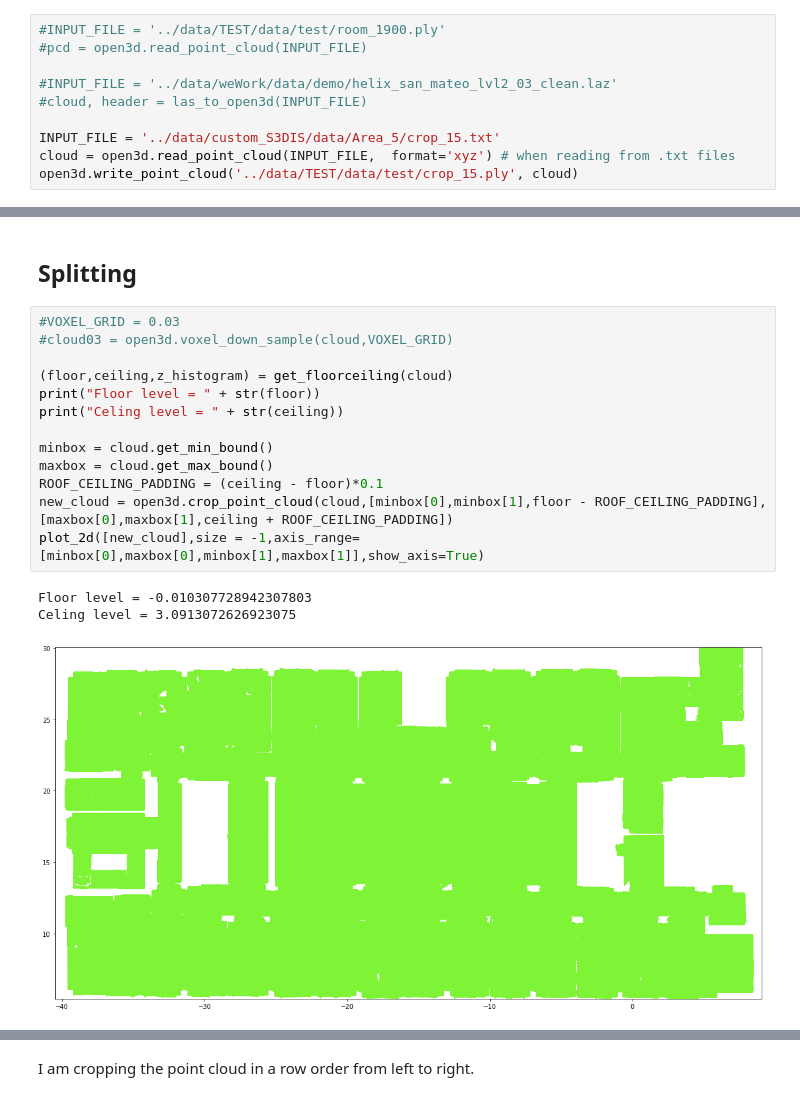
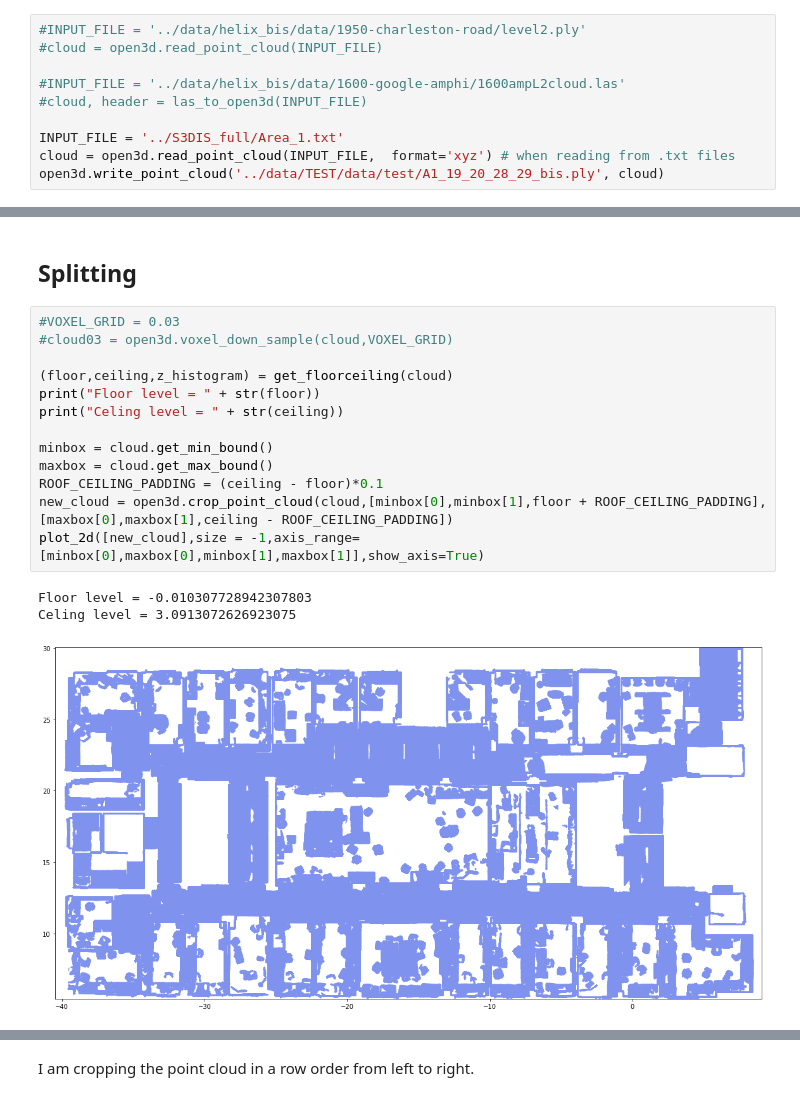
Before and after one commit to loicland/superpoint_graph, a Jupyter notebook: processing/splitting.ipynb, the cells around one changed output, grey strips where cells are left out. Drawn from its saved outputs; the diff is of its cells as text.

Commit message:
Code used for creating training dataset, code used for partition, training, inference en visualization

```diff
--- a/processing/splitting.ipynb
+++ b/processing/splitting.ipynb
@@ -120,15 +120,15 @@ def create_histogram(o3dcloud, bin_size=0.1, axis =2):
 # %% [markdown]
 ## Loading Entire Point Cloud
 # %%
-#INPUT_FILE = '../data/TEST/data/test/room_1900.ply'
-#pcd = open3d.read_point_cloud(INPUT_FILE)
+#INPUT_FILE = '../data/helix_bis/data/1950-charleston-road/level2.ply'
+#cloud = open3d.read_point_cloud(INPUT_FILE)
 
-#INPUT_FILE = '../data/weWork/data/demo/helix_san_mateo_lvl2_03_clean.laz'
+#INPUT_FILE = '../data/helix_bis/data/1600-google-amphi/1600ampL2cloud.las'
 #cloud, header = las_to_open3d(INPUT_FILE)
 
-INPUT_FILE = '../data/custom_S3DIS/data/Area_5/crop_15.txt'
+INPUT_FILE = '../S3DIS_full/Area_1.txt'
 cloud = open3d.read_point_cloud(INPUT_FILE,  format='xyz') # when reading from .txt files
-open3d.write_point_cloud('../data/TEST/data/test/crop_15.ply', cloud)
+open3d.write_point_cloud('../data/TEST/data/test/A1_19_20_28_29_bis.ply', cloud)
 # %% [output]
 True
 # %% [markdown]
@@ -149,17 +149,17 @@ Use numpy.asarray() to access data.
 # %%
 #VOXEL_GRID = 0.03
 #cloud03 = open3d.voxel_down_sample(cloud,VOXEL_GRID)
 
 (floor,ceiling,z_histogram) = get_floorceiling(cloud)
 print("Floor level = " + str(floor))
 print("Celing level = " + str(ceiling))
 
 minbox = cloud.get_min_bound()
 maxbox = cloud.get_max_bound()
 ROOF_CEILING_PADDING = (ceiling - floor)*0.1
-new_cloud = open3d.crop_point_cloud(cloud,[minbox[0],minbox[1],floor - ROOF_CEILING_PADDING],[maxbox[0],maxbox[1],ceiling + ROOF_CEILING_PADDING])
+new_cloud = open3d.crop_point_cloud(cloud,[minbox[0],minbox[1],floor + ROOF_CEILING_PADDING],[maxbox[0],maxbox[1],ceiling - ROOF_CEILING_PADDING])
 plot_2d([new_cloud],size = -1,axis_range=[minbox[0],maxbox[0],minbox[1],maxbox[1]],show_axis=True)
 # %% [output]
 Floor level = -0.010307728942307803
 Celing level = 3.0913072626923075
-[figure, old version]
+[figure, new version]
```
Also changed, not shown: parts of 13 cells of this notebook, 6 other files.
